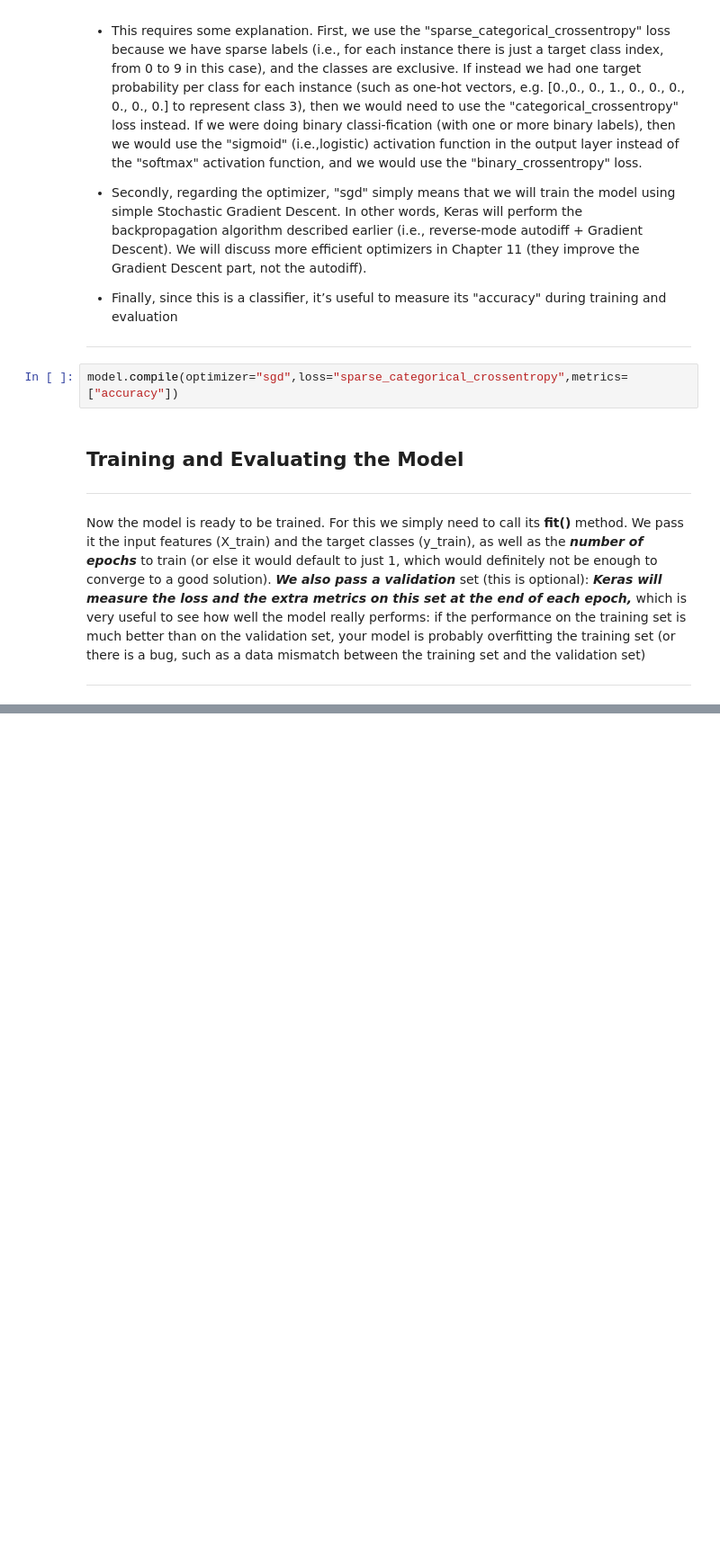
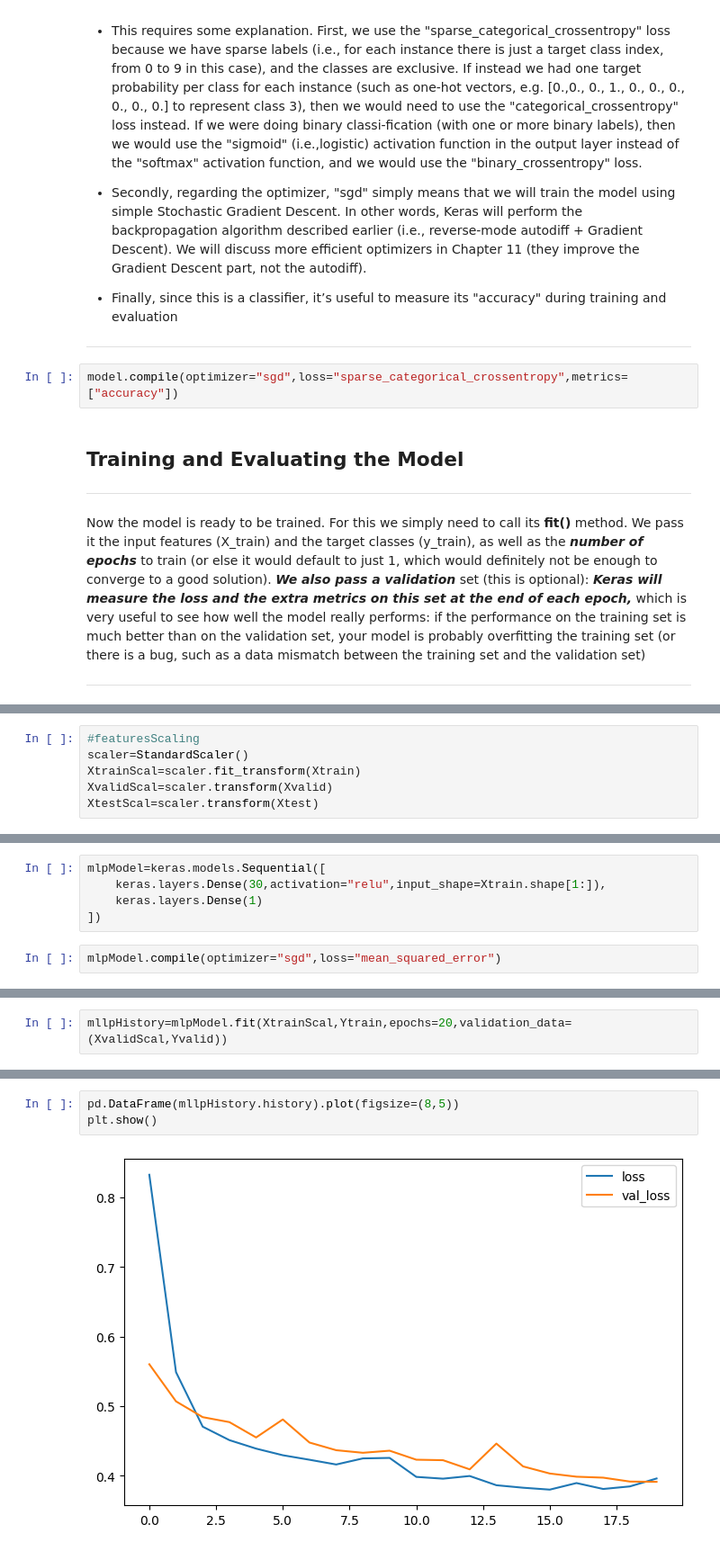
Before and after one commit to Elma-dev/hands_in_keras, a Jupyter notebook: MNIST_Keras.ipynb, the cells around one changed output, grey strips where cells are left out. Shown at 90% size. Saved outputs shown, nothing was run; the diff lists cells and outputs as text; blank space fills up the shorter version.

```diff
--- a/MNIST_Keras.ipynb
+++ b/MNIST_Keras.ipynb
@@ -181,0 +301,6 @@ Epoch 30/30
+# %%
+#featuresScaling
+scaler=StandardScaler()
+XtrainScal=scaler.fit_transform(Xtrain)
+XvalidScal=scaler.transform(Xvalid)
+XtestScal=scaler.transform(Xtest)
@@ -181,0 +309,7 @@ Epoch 30/30
+# %%
+mlpModel=keras.models.Sequential([
+    keras.layers.Dense(30,activation="relu",input_shape=Xtrain.shape[1:]),
+    keras.layers.Dense(1)
+])
+# %%
+mlpModel.compile(optimizer="sgd",loss="mean_squared_error")
@@ -181,0 +332,2 @@ Epoch 30/30
+# %%
+mllpHistory=mlpModel.fit(XtrainScal,Ytrain,epochs=20,validation_data=(XvalidScal,Yvalid))
@@ -181,0 +352,5 @@ Epoch 30/30
+# %%
+pd.DataFrame(mllpHistory.history).plot(figsize=(8,5))
+plt.show()
+# %% [output]
+[figure, added]
```
Also changed, not shown: parts of 23 cells of this notebook.
